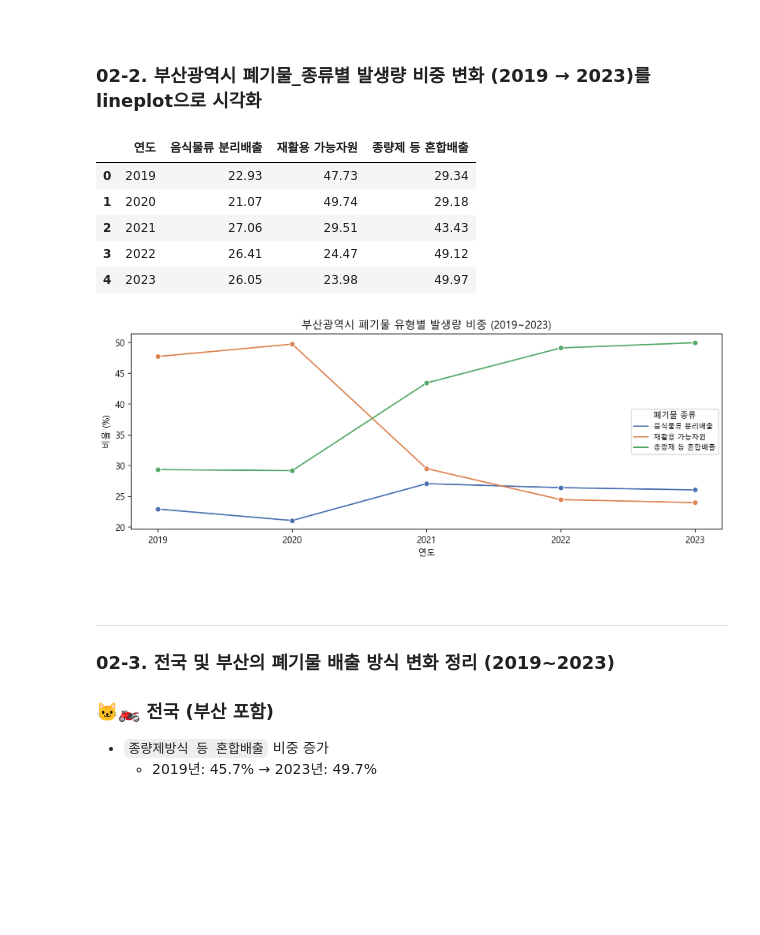
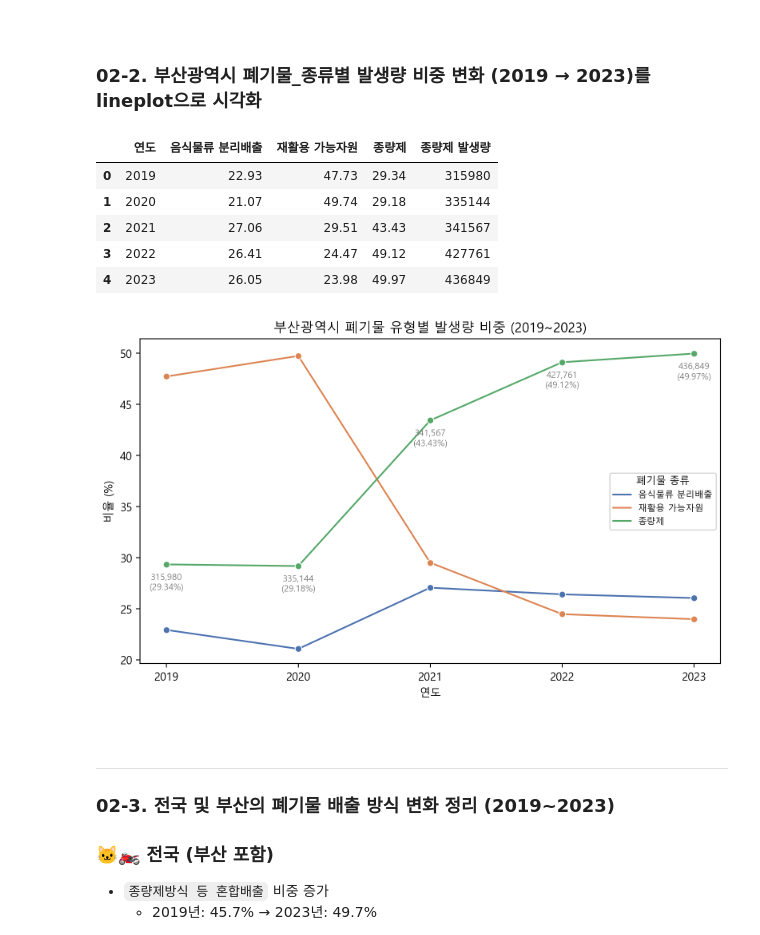
Before and after one commit to kimsang0220/Busan_Big_Data, a Jupyter notebook: KBR/3_폐기물데이터EDA.ipynb, the cells around one changed output. Cells and saved outputs as stored; diff of their text form; code cells hidden in the pictures; blank space fills up the shorter version.

```diff
--- a/KBR/3_폐기물데이터EDA.ipynb
+++ b/KBR/3_폐기물데이터EDA.ipynb
@@ -189,7 +189,7 @@ Name: 폐기물_종류2, dtype: object
 # %%
 # 폐기물_분류 값 일괄 수정
 waste["폐기물_종류"] = waste["폐기물_종류"].replace({
-    "종량제방식 등 혼합배출": "종량제 등 혼합배출",
+    "종량제방식 등 혼합배출": "종량제",
     "재활용 가능자원  분리배출": "재활용 가능자원",
     "음식물류 폐기물 분리배출": "음식물류 분리배출"
 })
@@ -317,7 +317,8 @@ for year in years:
         "연도": year,
         "음식물류 분리배출": yearly_cat_pct.get("음식물류 분리배출", 0),
         "재활용 가능자원": yearly_cat_pct.get("재활용 가능자원", 0),
-        "종량제 등 혼합배출": yearly_cat_pct.get("종량제 등 혼합배출", 0)
+        "종량제": yearly_cat_pct.get("종량제", 0),
+        "종량제 발생량": int(yearly_cat.get("종량제", 0))  # 실제량 저장
     }
     national_pct.append(row)
 
@@ -445,35 +463,53 @@ for year in years:
         "연도": year,
         "음식물류 분리배출": yearly_cat_pct.get("음식물류 분리배출", 0),
         "재활용 가능자원": yearly_cat_pct.get("재활용 가능자원", 0),
-        "종량제 등 혼합배출": yearly_cat_pct.get("종량제 등 혼합배출", 0)
+        "종량제": yearly_cat_pct.get("종량제", 0),
+        "종량제 발생량": int(yearly_cat.get("종량제", 0))  # 실제량 저장
     }
     data_pct.append(row)
 
 busan_pct = pd.DataFrame(data_pct)
 busan_pct
 # %% [output]
-|  | 연도 | 음식물류 분리배출 | 재활용 가능자원 | 종량제 등 혼합배출 |
-| 0 | 2019 | 22.93 | 47.73 | 29.34 |
-| 1 | 2020 | 21.07 | 49.74 | 29.18 |
-| 2 | 2021 | 27.06 | 29.51 | 43.43 |
-| 3 | 2022 | 26.41 | 24.47 | 49.12 |
-| 4 | 2023 | 26.05 | 23.98 | 49.97 |
+|  | 연도 | 음식물류 분리배출 | 재활용 가능자원 | 종량제 | 종량제 발생량 |
+| 0 | 2019 | 22.93 | 47.73 | 29.34 | 315980 |
+| 1 | 2020 | 21.07 | 49.74 | 29.18 | 335144 |
+| 2 | 2021 | 27.06 | 29.51 | 43.43 | 341567 |
+| 3 | 2022 | 26.41 | 24.47 | 49.12 | 427761 |
+| 4 | 2023 | 26.05 | 23.98 | 49.97 | 436849 |
 # %%
-df_melted = busan_pct.melt(id_vars="연도", var_name="폐기물_종류", value_name="비율")
+df_melted = busan_pct[["연도", "음식물류 분리배출", "재활용 가능자원", "종량제"]].melt(
+    id_vars="연도", var_name="폐기물_종류", value_name="비율"
+)
 
-plt.figure(figsize=(10, 4))
-sns.lineplot(data=df_melted,
-             x="연도", y="비율",
-             hue="폐기물_종류",
-             marker="o",
-             palette="deep")
+plt.figure(figsize=(8, 5))
+sns.lineplot(
+    data=df_melted,
+    x="연도",
+    y="비율",
+    hue="폐기물_종류",
+    marker="o",
+    palette="deep"
+)
+
+for i, row in busan_pct.iterrows():
+    plt.annotate(
+        f"{row['종량제 발생량']:,.0f}\n({row['종량제']}%)",
+        (row["연도"], row["종량제"]),
+        textcoords="offset points",
+        xytext=(0, -23),
+        ha='center',
+        fontsize=8,
+        color='gray'
+    )
+
 plt.title("부산광역시 폐기물 유형별 발생량 비중 (2019~2023)", fontsize=12)
 plt.ylabel("비율 (%)")
 plt.xticks(busan_pct["연도"])
 plt.legend(title="폐기물 종류", fontsize=8, title_fontsize=9)
 plt.tight_layout()
 # %% [output]
-[figure, old version]
+[figure, new version]
 # %% [markdown]
 <br>
 
```
Also changed, not shown: parts of 5 cells of this notebook.
